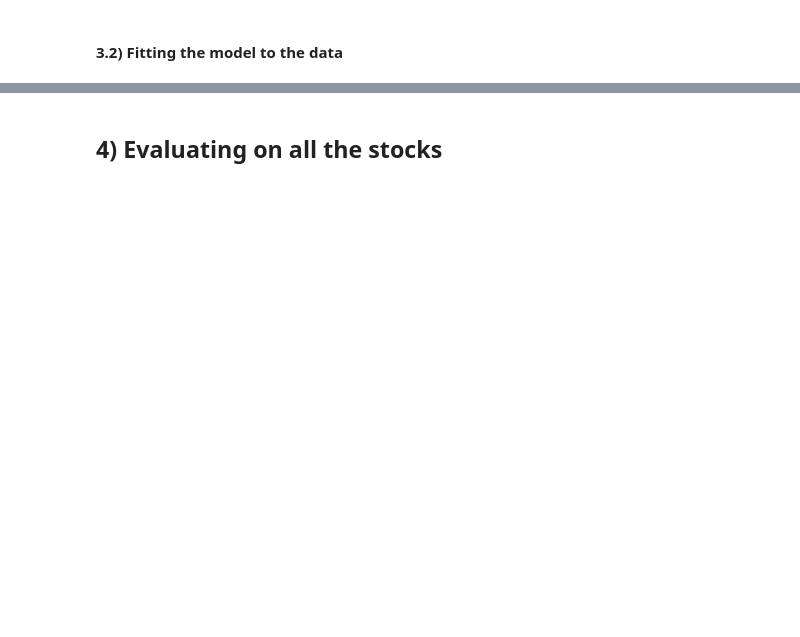
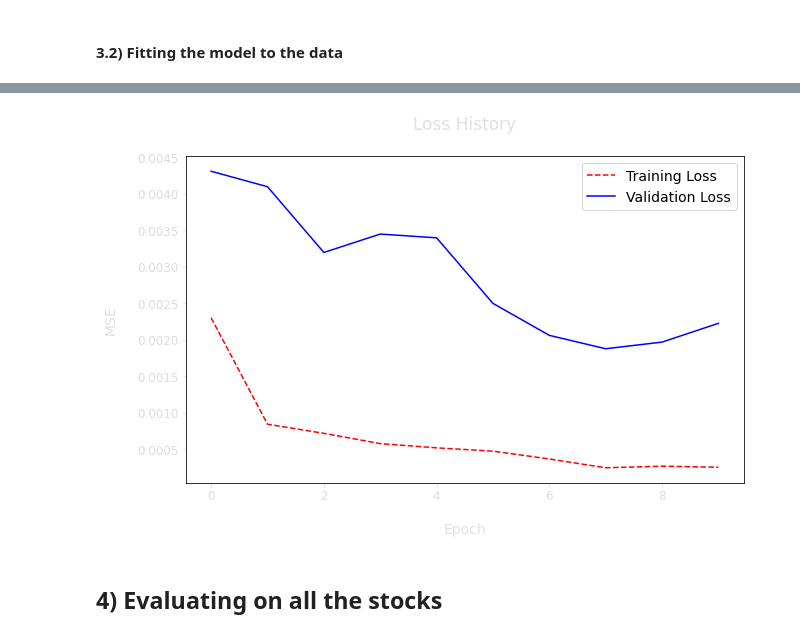
Before and after one commit to Talendar/stocks_prices_prediction, a Jupyter notebook: multi_stocks_price_prediction.ipynb, the cells around one changed output, grey strips where cells are left out. Saved outputs shown, nothing was run; the diff lists cells and outputs as text; code cells hidden in the pictures; blank space fills up the shorter version.

```diff
--- a/multi_stocks_price_prediction.ipynb
+++ b/multi_stocks_price_prediction.ipynb
@@ -97,10 +123,15 @@ STOCKS.update({name: {"start": "2006-01-01",
 ####**1.1) Fetching and pre-processing the data**
 # %%
 ts = timer()
-sess_counter = 0
-
+sess_counter = i = 0
+removed_symbols = []
 multi_data = {}
 for name, info in STOCKS.items():
+    clear_output(wait=True)
+    print(f"[{100 * i / len(STOCKS) : .0f}%] Processing symbol \"{name}\".")
+    i += 1
+
+    print("Fetching data... ", end="")
     hist = Ticker(name).history(
         start=info["start"],
         end=info["end"],
@@ -109,14 +140,23 @@ for name, info in STOCKS.items():
     ).reset_index("symbol", drop=True)
     hist = hist[["high", "close", "open", "low", "volume"]]
 
+    print(" done!")
     zero_vols_pc = hist["volume"].isin([0]).sum() / len(hist)
     if zero_vols_pc > MAX_ZERO_VOL_PC:
-        print(f"[WARNING] {100*zero_vols_pc : .2f}% of the " + \
-              f"volumes of {name} are 0! Skipping symbol...")
+        removed_symbols.append(name)
     else:
+        print("Calculating technical indicators... ", end="")
+        for func, params in TECHNICAL_INDICATORS:
+            hist.index = pd.to_datetime(hist.index)
+            hist = pd.concat([hist,
+                              func(hist[TECHNICAL_INDICATORS_COLS], **params)], axis=1)
+
         sess_counter += len(hist)
         multi_data[name] = hist
 
+
+clear_output(wait=True)
+print("Building multi-stocks dataset... ", end="")
 
 multi_data = MultiStocksDataset(
     stocks=multi_data,
@@ -129,6 +169,10 @@ multi_data = MultiStocksDataset(
                         if NORMALIZE_LABELS else None,
 )
 
-print(f"\nDone! Multi-stocks dataset ready. Elapsed time: {timer() - ts : .2f}s")
+print(f"done! Elapsed time: {timer() - ts : .2f}s")
 print(f"Number of trading sessions: {sess_counter}")
+
+if removed_symbols:
+    print(f"WARNING: {len(removed_symbols)} symbols removed because {100*MAX_ZERO_VOL_PC : .2f}% "
+          f"or more of their volumes are 0! List: {removed_symbols}")
 # %% [output]
@@ -465,20 +477,21 @@ class MultiLSTM(tf.keras.Model):
 
             # opening price predictor (reference architecture)
             self._open_predictor = tf.keras.models.Sequential([
-                #self._conv_lstm_block(32, dropout=0.25),
-                tf.keras.layers.LSTM(64, return_sequences=True, recurrent_dropout=0.3),
-                tf.keras.layers.LSTM(64, return_sequences=False, recurrent_dropout=0.3),
+                self._conv_lstm_block(64, dropout=0.5),
+                #tf.keras.layers.LSTM(64, return_sequences=True, recurrent_dropout=0.3),
+                tf.keras.layers.LSTM(32, return_sequences=False, recurrent_dropout=0.5),
                 tf.keras.layers.Dense(64, activation="relu"),
                 tf.keras.layers.Dense(1, activation="linear"),
             ])
 
             # lowest price predictor
             self._pre_lowest = tf.keras.models.Sequential([
-                tf.keras.layers.LSTM(32, return_sequences=True, recurrent_dropout=0.3),
+                tf.keras.layers.LSTM(32, return_sequences=True, recurrent_dropout=0.5),
             ])
             self._lowest_predictor = tf.keras.models.Sequential([
                 #self._conv_lstm_block(16, dropout=0.25),
-                tf.keras.layers.LSTM(64, return_sequences=False, recurrent_dropout=0.3),
+                self._conv_lstm_block(64, dropout=0.5),
+                tf.keras.layers.LSTM(32, return_sequences=False, recurrent_dropout=0.5),
                 tf.keras.layers.Dense(64, activation="relu"),
                 tf.keras.layers.Dense(1, activation="linear"),
             ])
@@ -599,8 +612,8 @@ print(val_inputs.shape, val_outputs.shape)
 #### **3.2) Fitting the model to the data**
 # %%
 #@title  { form-width: "250px" }
-epochs =    50  #@param {type:"integer"}
-learning_rate = 5e-4  #@param {type:"number"}
+epochs =    10  #@param {type:"integer"}
+learning_rate = 1e-3  #@param {type:"number"}
 
 save_path = f"saved_model_{datetime.today().strftime('%Y-%m-%d-%H-%M-%S')}"
 tf.keras.backend.clear_session()
@@ -661,3 +673,4 @@ Epoch 42/50
+[figure, added]
 # %% [markdown]
 ## **4) Evaluating on all the stocks**
 # %%
```
Also changed, not shown: parts of 15 cells of this notebook.
